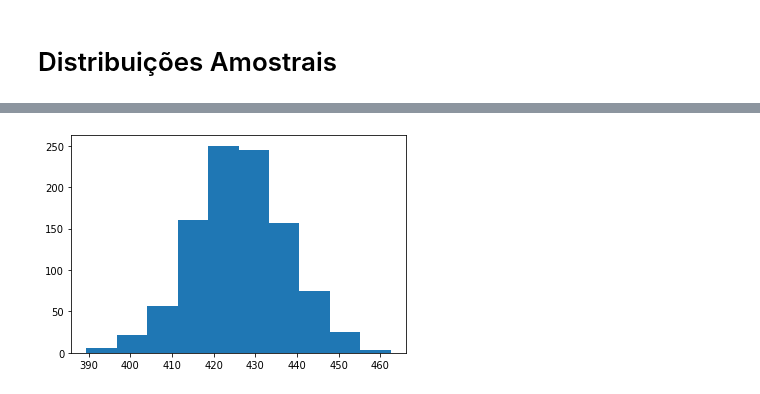
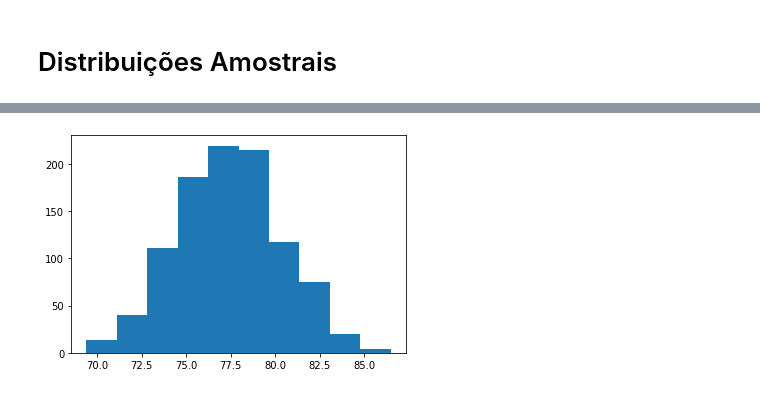
Before and after one commit to CaioCBCouto/Estatistica, a Jupyter notebook: ccbc.ipynb, the cells around one changed output, grey strips where cells are left out. Drawn from its saved outputs; the diff is of its cells as text; code cells hidden in the pictures.

```diff
--- a/ccbc.ipynb
+++ b/ccbc.ipynb
@@ -269,12 +239,7 @@ array(['generation-i', 'generation-ii', 'generation-iii', 'generation-iv',
 # %%
-import numpy as np
-
-# generate a random sample of 100 pokemons
-sample = np.random.choice(pkmn['total'], size=100)
-
-means=[np.mean(np.random.choice(pkmn['total'], size=100)) for _ in range(1000)]
+means=[np.mean(np.random.choice(pkmn['atk'], size=100)) for _ in range(1000)]
 plt.hist(means)
 plt.show()
 # %% [output]
-[figure, old version]
+[figure, new version]
 # %%
```
Also changed, not shown: parts of 18 cells of this notebook.
